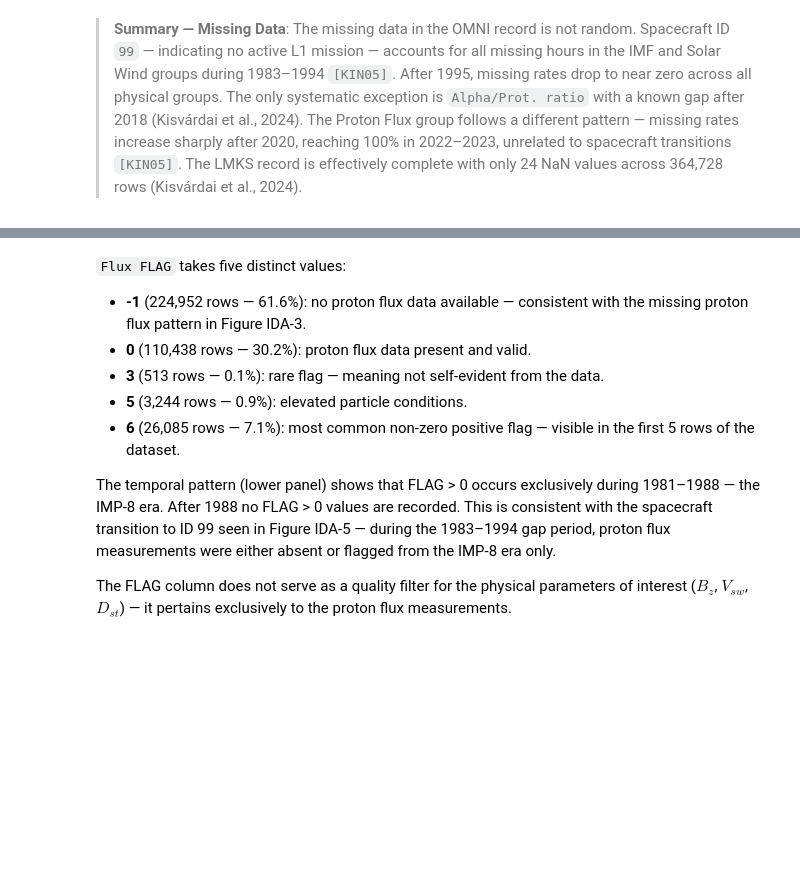
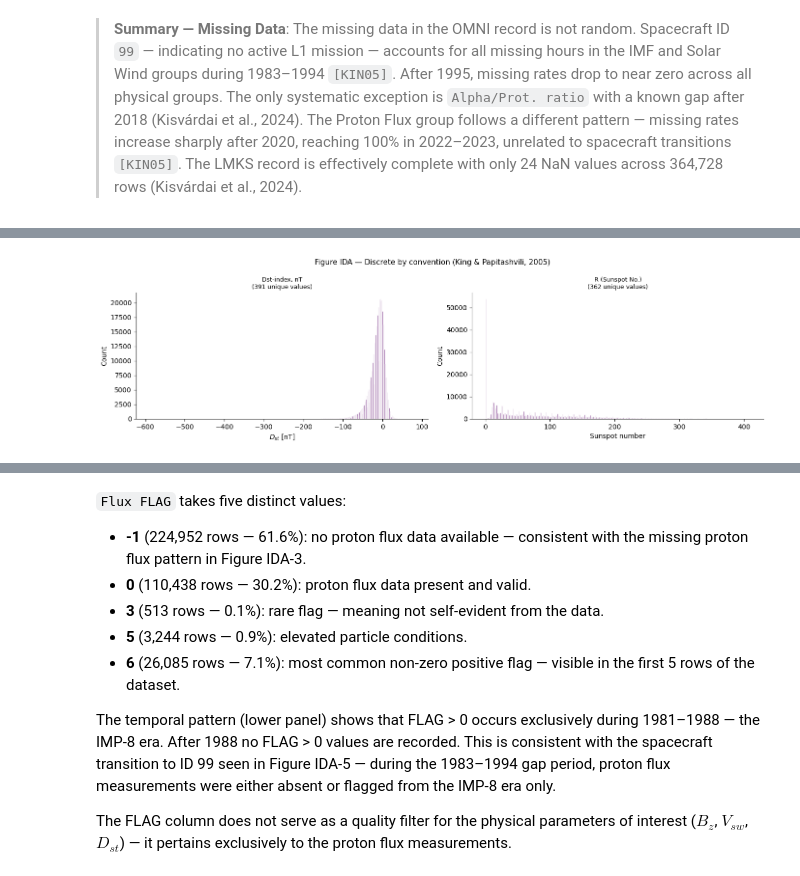
Before and after one commit to RoumenNikolov/cosmic-ray-storm-clean, a Jupyter notebook: cosmic_ray_storm_prediction.ipynb, the cells around one changed output, grey strips where cells are left out. Saved outputs shown, nothing was run; the diff lists cells and outputs as text; code cells hidden in the pictures; blank space fills up the shorter version.

```diff
--- a/cosmic_ray_storm_prediction.ipynb
+++ b/cosmic_ray_storm_prediction.ipynb
@@ -620,0 +890,15 @@ The transition from ID 99 to active spacecraft in 1995 explains the sharp drop i
+# %%
+# ── IDA: Discrete by convention — Dst and R (Sunspot No.) ────────────────────
+# Integer recording with sufficient unique values to behave as continuous.
+
+fig, axes = plt.subplots(1, 2, figsize=(14, 4))
+
+hist_plot(axes[0], 'Dst-index, nT',  '#762a83', xlabel='$D_{st}$ [nT]')
+hist_plot(axes[1], 'R (Sunspot No.)', '#762a83', xlabel='Sunspot number')
+
+plt.suptitle('Figure IDA — Discrete by convention (King & Papitashvili, 2005)', fontsize=11)
+plt.tight_layout()
+plt.savefig('images/fig_ida_discrete.png', dpi=150, bbox_inches='tight')
+plt.show()
+# %% [output]
+[figure, added]
```
Also changed, not shown: parts of 21 cells of this notebook, 1 other file.
